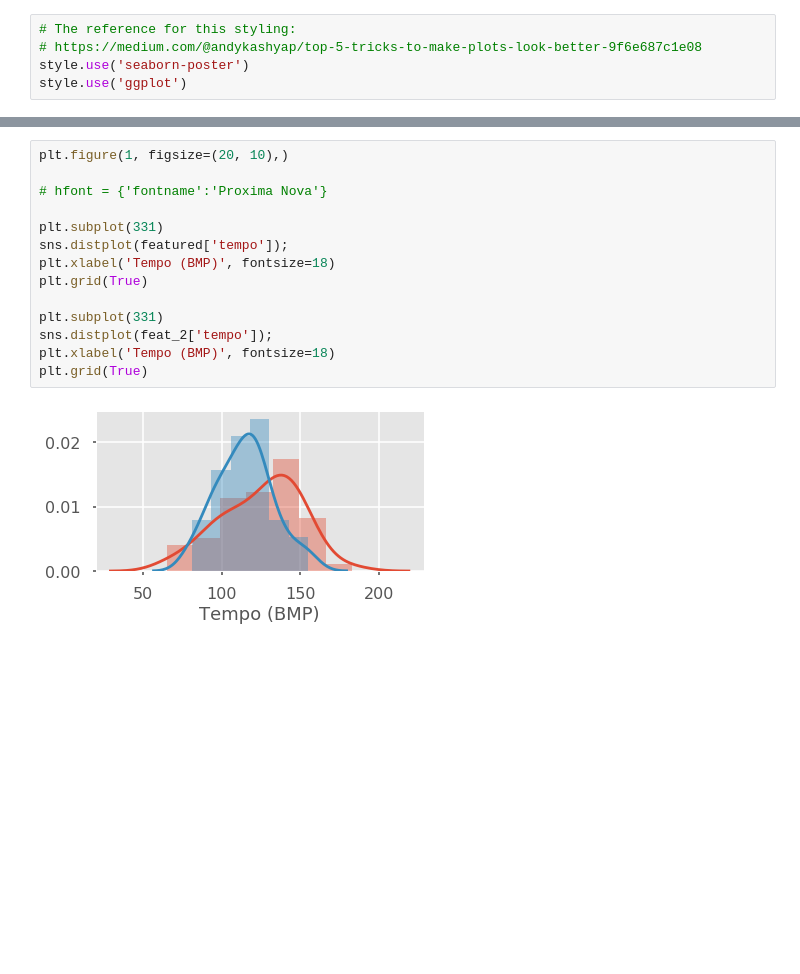
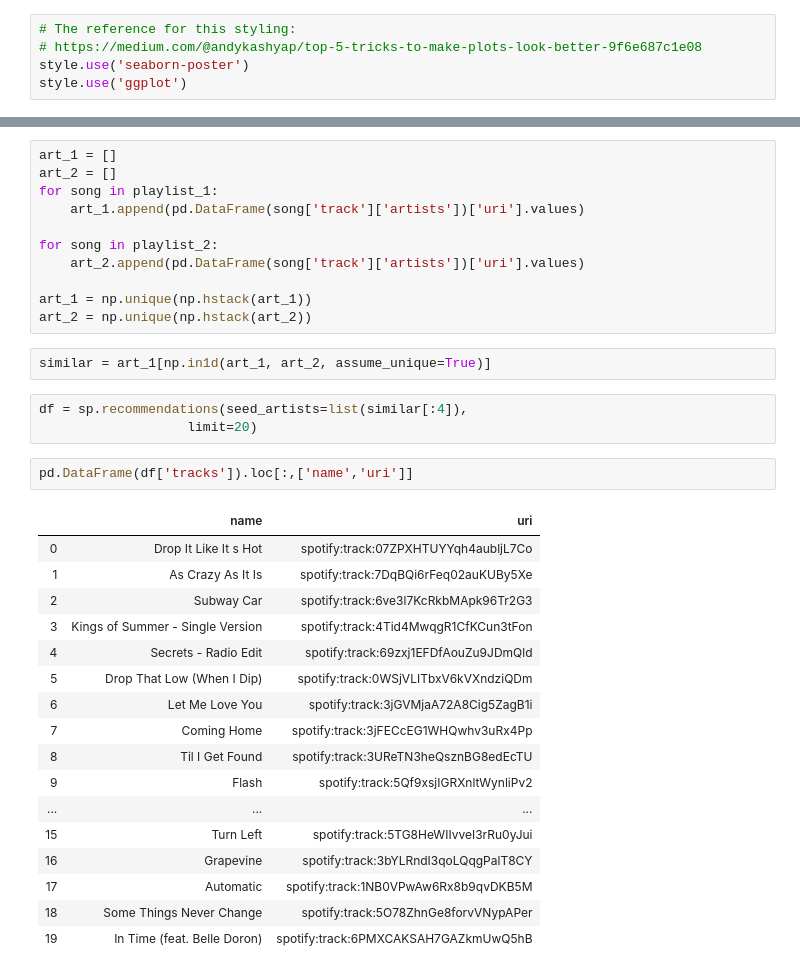
Before and after one commit to Chief-Dom/Spotify_FTB, a Jupyter notebook: playlist_visualization.ipynb, the cells around one changed output, grey strips where cells are left out. Cells and saved outputs as stored; diff of their text form; blank space fills up the shorter version.

```diff
--- a/playlist_visualization.ipynb
+++ b/playlist_visualization.ipynb
@@ -130,16 +110,36 @@ plt.tight_layout()
-# %%
-plt.figure(1, figsize=(20, 10),)
-
-# hfont = {'fontname':'Proxima Nova'}
-
-plt.subplot(331)
-sns.distplot(featured['tempo']);
-plt.xlabel('Tempo (BMP)', fontsize=18)
-plt.grid(True)
-
-plt.subplot(331)
-sns.distplot(feat_2['tempo']);
-plt.xlabel('Tempo (BMP)', fontsize=18)
-plt.grid(True)
-# %% [output]
-[figure, removed]
+# %%
+art_1 = []
+art_2 = []
+for song in playlist_1:
+    art_1.append(pd.DataFrame(song['track']['artists'])['uri'].values)
+
+for song in playlist_2:
+    art_2.append(pd.DataFrame(song['track']['artists'])['uri'].values)
+
+art_1 = np.unique(np.hstack(art_1))
+art_2 = np.unique(np.hstack(art_2))
+# %%
+similar = art_1[np.in1d(art_1, art_2, assume_unique=True)]
+# %%
+df = sp.recommendations(seed_artists=list(similar[:4]),
+                   limit=20)
+# %%
+pd.DataFrame(df['tracks']).loc[:,['name','uri']]
+# %% [output]
+|  | name | uri |
+| 0 | Drop It Like It s Hot | spotify:track:07ZPXHTUYYqh4aubljL7Co |
+| 1 | As Crazy As It Is | spotify:track:7DqBQi6rFeq02auKUBy5Xe |
+| 2 | Subway Car | spotify:track:6ve3l7KcRkbMApk96Tr2G3 |
+| 3 | Kings of Summer - Single Version | spotify:track:4Tid4MwqgR1CfKCun3tFon |
+| 4 | Secrets - Radio Edit | spotify:track:69zxj1EFDfAouZu9JDmQld |
+| 5 | Drop That Low (When I Dip) | spotify:track:0WSjVLITbxV6kVXndziQDm |
+| 6 | Let Me Love You | spotify:track:3jGVMjaA72A8Cig5ZagB1i |
+| 7 | Coming Home | spotify:track:3jFECcEG1WHQwhv3uRx4Pp |
+| 8 | Til I Get Found | spotify:track:3UReTN3heQsznBG8edEcTU |
+| 9 | Flash | spotify:track:5Qf9xsjIGRXnltWynliPv2 |
+| ... | ... | ... |
+| 15 | Turn Left | spotify:track:5TG8HeWIIvveI3rRu0yJui |
+| 16 | Grapevine | spotify:track:3bYLRndI3qoLQqgPalT8CY |
+| 17 | Automatic | spotify:track:1NB0VPwAw6Rx8b9qvDKB5M |
+| 18 | Some Things Never Change | spotify:track:5O78ZhnGe8forvVNypAPer |
+| 19 | In Time (feat. Belle Doron) | spotify:track:6PMXCAKSAH7GAZkmUwQ5hB |
```
Also changed, not shown: parts of 3 cells of this notebook.
